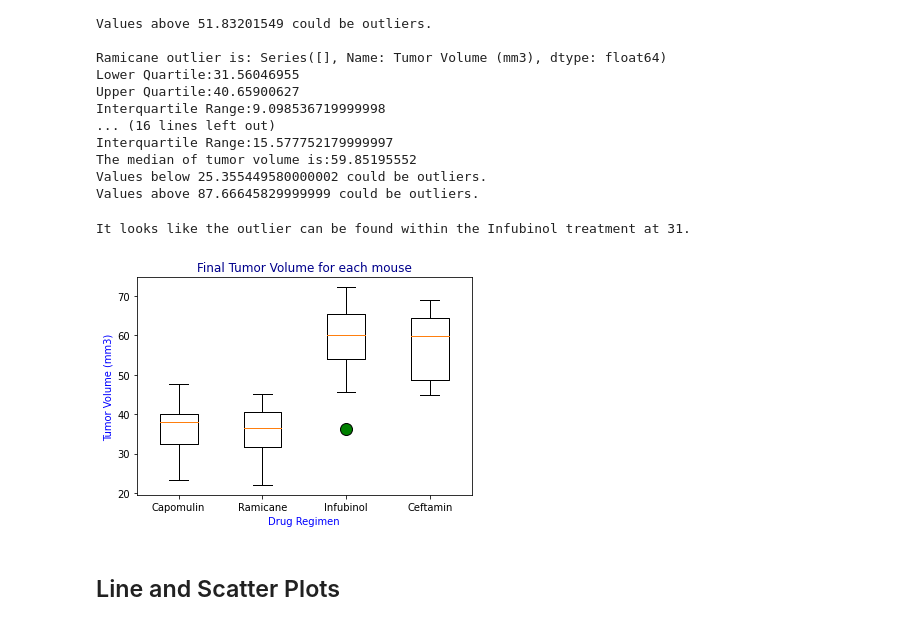
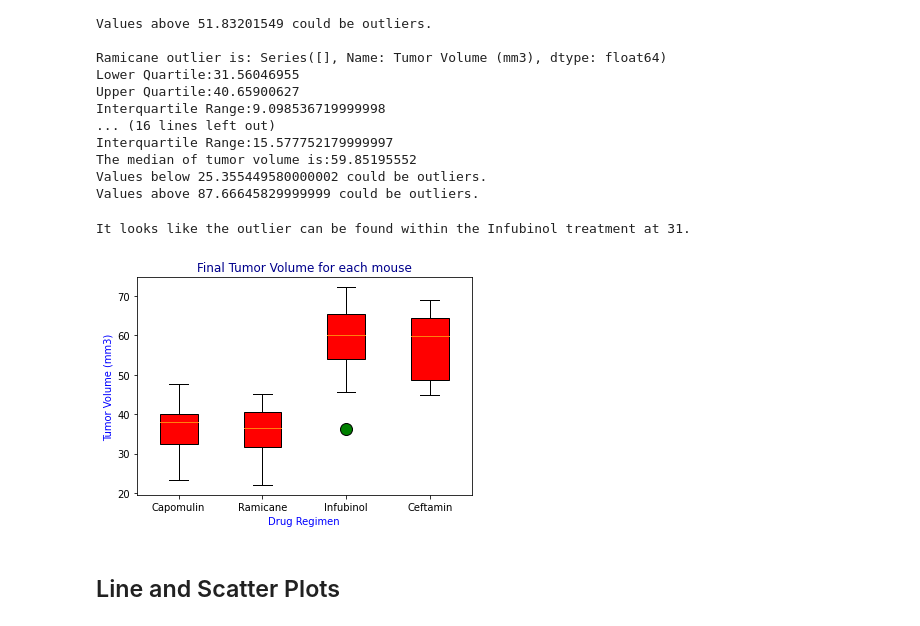
Before and after one commit to rigsbyk/matplotlib-challenge, a Jupyter notebook: pymaceuticals_starter.ipynb, the cells around one changed output. Cells and saved outputs as stored; diff of their text form; code cells hidden in the pictures.

Commit message:
added a color fill to the boxplots

```diff
--- a/pymaceuticals_starter.ipynb
+++ b/pymaceuticals_starter.ipynb
@@ -313,16 +313,16 @@ Values above 87.66645829999999 could be outliers.
 # %%
 # Printing out the statement where the outlier was found:
 print("It looks like the outlier can be found within the Infubinol treatment at 31.")
 
 # Generate a box plot of the final tumor volume of each mouse across four regimens of interest
-plt.boxplot(tumor_volume_list, labels = treatment_list, flierprops=dict(marker='o',markerfacecolor='green',markersize=12,linestyle='none'))
+plt.boxplot(tumor_volume_list, labels = treatment_list,patch_artist=True,boxprops=dict(facecolor='r'),flierprops=dict(marker='o',markerfacecolor='green',markersize=12,linestyle='none'))
 plt.title('Final Tumor Volume for each mouse',loc='center', color='darkblue')
 plt.xlabel('Drug Regimen',color='blue')
 plt.ylabel('Tumor Volume (mm3)', color='blue')
 plt.show()
 # %% [output]
 It looks like the outlier can be found within the Infubinol treatment at 31.
-[figure, old version]
+[figure, new version]
 # %% [markdown]
 ## Line and Scatter Plots
 # %%
```
Also changed, not shown: parts of 3 cells of this notebook.
